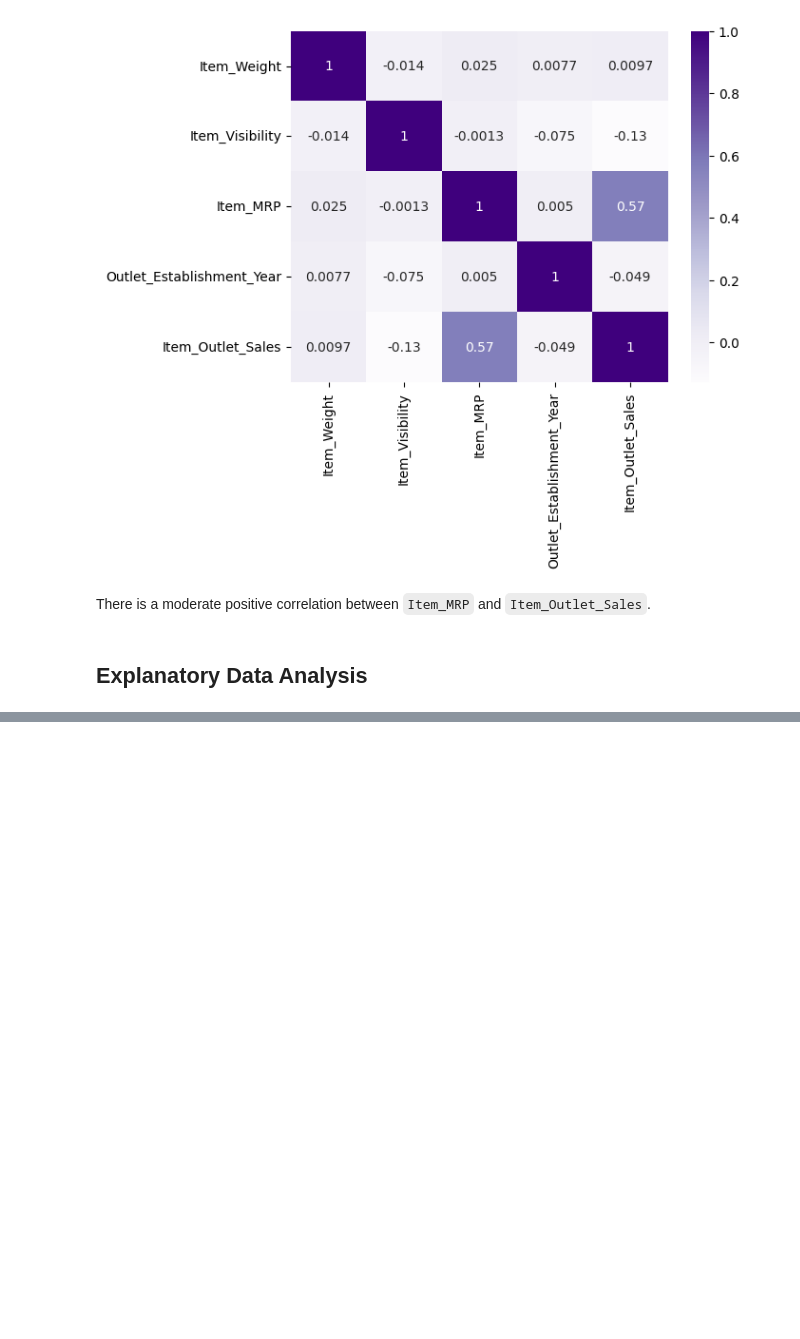
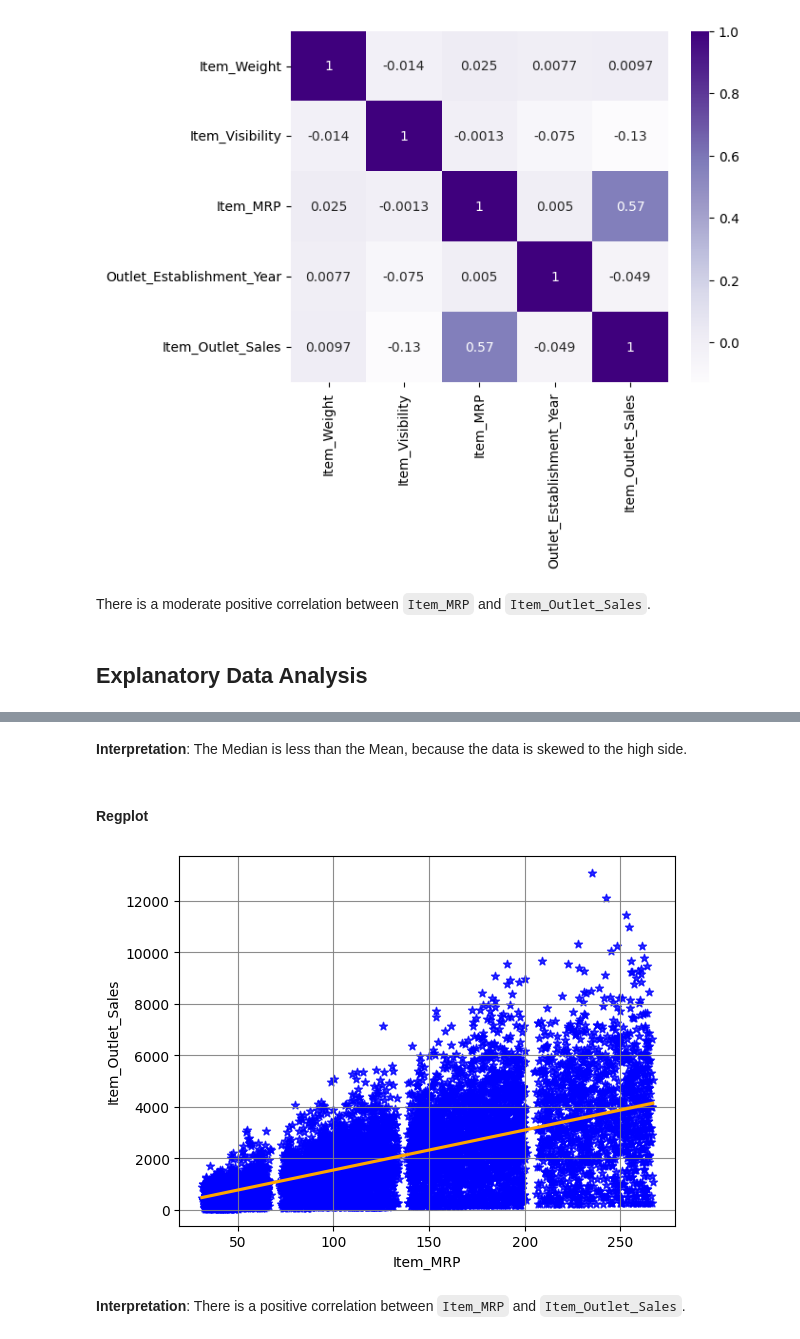
Before and after one commit to ericakitano/Prediction-of-Product-Sales, a Jupyter notebook: Prediction_of_Product_Sales.ipynb, the cells around one changed output, grey strips where cells are left out. Saved outputs shown, nothing was run; the diff lists cells and outputs as text; code cells hidden in the pictures; blank space fills up the shorter version.

```diff
--- a/Prediction_of_Product_Sales.ipynb
+++ b/Prediction_of_Product_Sales.ipynb
@@ -563,0 +644,15 @@ There is a moderate positive correlation between `Item_MRP` and `Item_Outlet_Sal
+# %% [markdown]
+**Interpretation**: The Median is less than the Mean, because the data is skewed to the high side.
+# %% [markdown]
+#### **Regplot**
+# %%
+#Plot a regplot
+ax = sns.regplot(x='Item_MRP', y='Item_Outlet_Sales', data= df, line_kws = {'color' : 'orange'}, marker="*", color = 'blue')
+#Add grey grid
+ax.grid(c = 'grey',
+         alpha = .9,
+         linestyle = '-')
+# %% [output]
+[figure, added]
+# %% [markdown]
+**Interpretation**: There is a positive correlation between `Item_MRP` and `Item_Outlet_Sales`.
```
Also changed, not shown: parts of 77 cells of this notebook.
